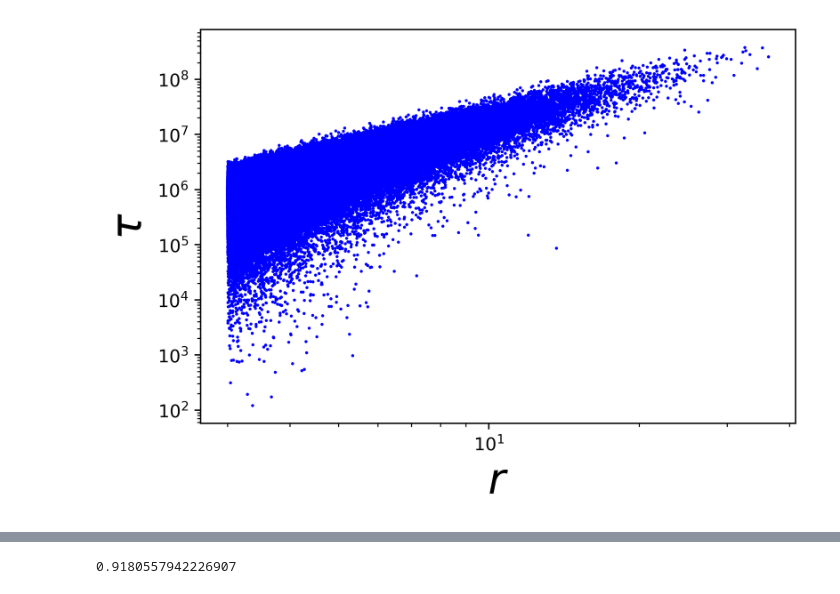
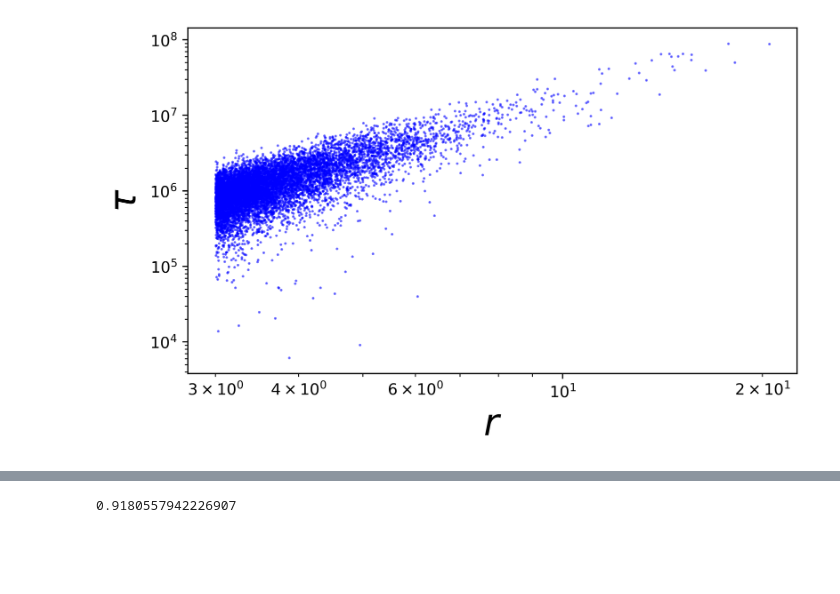
Before and after one commit to seanmason/saturation, a Jupyter notebook: notebooks/thesis/Chapter3/LifespanModelingExample.ipynb, the cells around one changed output, grey strips where cells are left out. Drawn from its saved outputs; the diff is of its cells as text; code cells hidden in the pictures; blank space fills up the shorter version.

```diff
--- a/notebooks/thesis/Chapter3/LifespanModelingExample.ipynb
+++ b/notebooks/thesis/Chapter3/LifespanModelingExample.ipynb
@@ -93,23 +100,26 @@ df
 # %%
-plt.figure(figsize=(6, 4), dpi=dpi)
+plt.figure(figsize=(7, 4), dpi=dpi)
+
+sampled = df.sample(frac=0.1)
 
 # Sampled scatterplot
 plt.scatter(
-    df.radius,
-    df.lifespan,
+    sampled.radius,
+    sampled.lifespan,
     c="blue",
     s=.5,
+    alpha=0.5
 )
 
 plt.xscale("log")
 plt.yscale("log")
 plt.xlabel("$r$", fontsize=font_size)
 plt.ylabel(fr"$\tau$", fontsize=font_size)
 
-plt.savefig(f"figures/example_lifetimes_scatter.png", bbox_inches="tight")
+plt.savefig(f"figures/example_lifetimes_scatter.svg", bbox_inches="tight")
 plt.show()
 # %% [output]
-[figure, old version]
+[figure, new version]
 # %%
 model = smf.negativebinomial(data=df, formula="lifespan ~ 1 + np.log(radius)").fit(maxiter=1000, method="BFGS", cov_type="HC0")
 print(model.summary())
```
Also changed, not shown: parts of 4 cells of this notebook, 13 other files.
